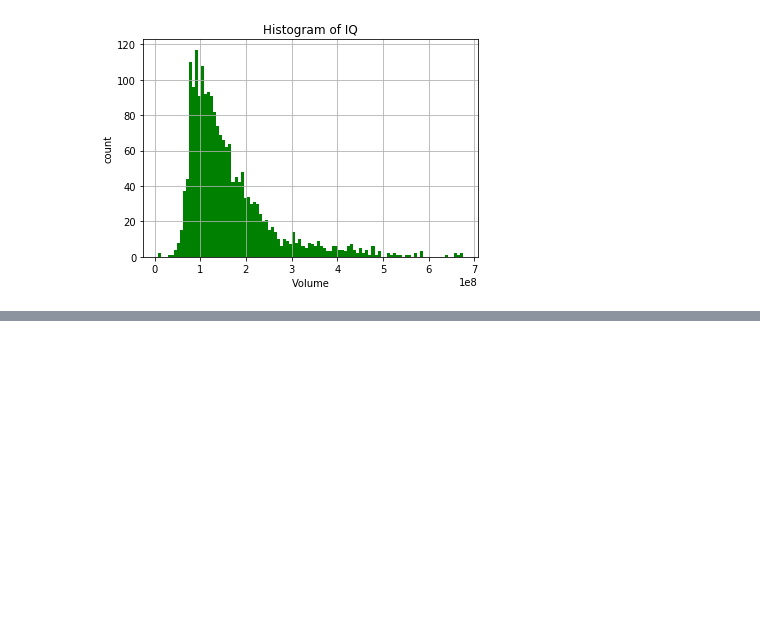
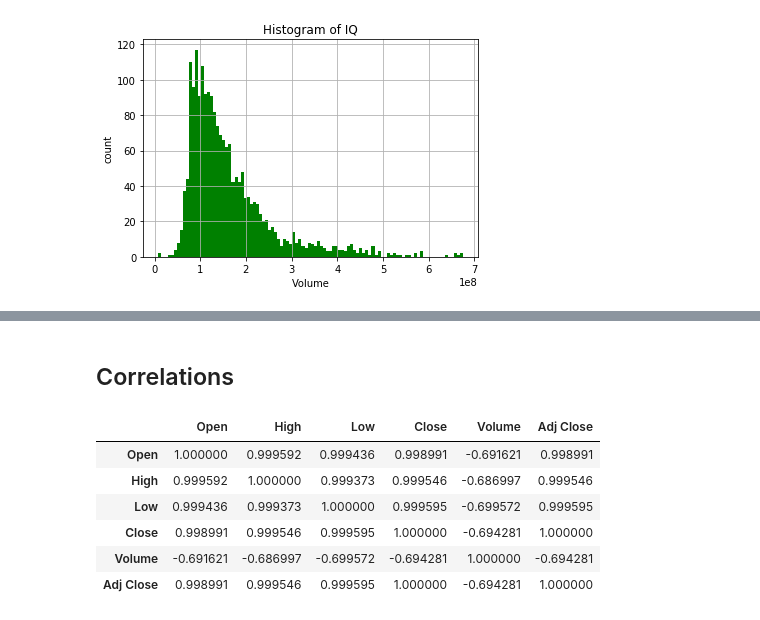
Before and after one commit to abbasiehsan1991/DataMining_concepts, a Jupyter notebook: Data_Mining_Concepts.ipynb, the cells around one changed output, grey strips where cells are left out. Saved outputs shown, nothing was run; the diff lists cells and outputs as text; code cells hidden in the pictures; blank space fills up the shorter version.

```diff
--- a/Data_Mining_Concepts.ipynb
+++ b/Data_Mining_Concepts.ipynb
@@ -219,0 +229,12 @@ plt.grid(True)
+# %% [markdown]
+## Correlations
+# %%
+df.corr()
+# %% [output]
+|  | Open | High | Low | Close | Volume | Adj Close |
+| Open | 1.000000 | 0.999592 | 0.999436 | 0.998991 | -0.691621 | 0.998991 |
+| High | 0.999592 | 1.000000 | 0.999373 | 0.999546 | -0.686997 | 0.999546 |
+| Low | 0.999436 | 0.999373 | 1.000000 | 0.999595 | -0.699572 | 0.999595 |
+| Close | 0.998991 | 0.999546 | 0.999595 | 1.000000 | -0.694281 | 1.000000 |
+| Volume | -0.691621 | -0.686997 | -0.699572 | -0.694281 | 1.000000 | -0.694281 |
+| Adj Close | 0.998991 | 0.999546 | 0.999595 | 1.000000 | -0.694281 | 1.000000 |
```
Also changed, not shown: parts of 6 cells of this notebook.
